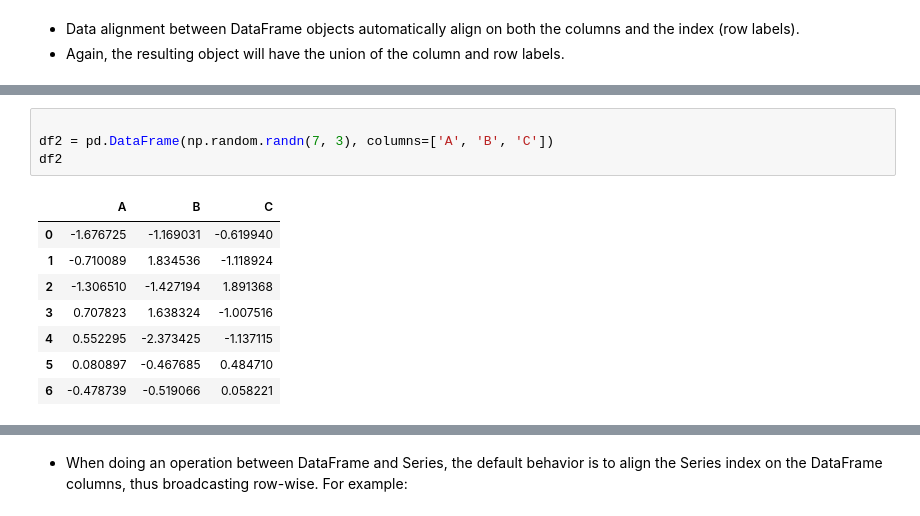
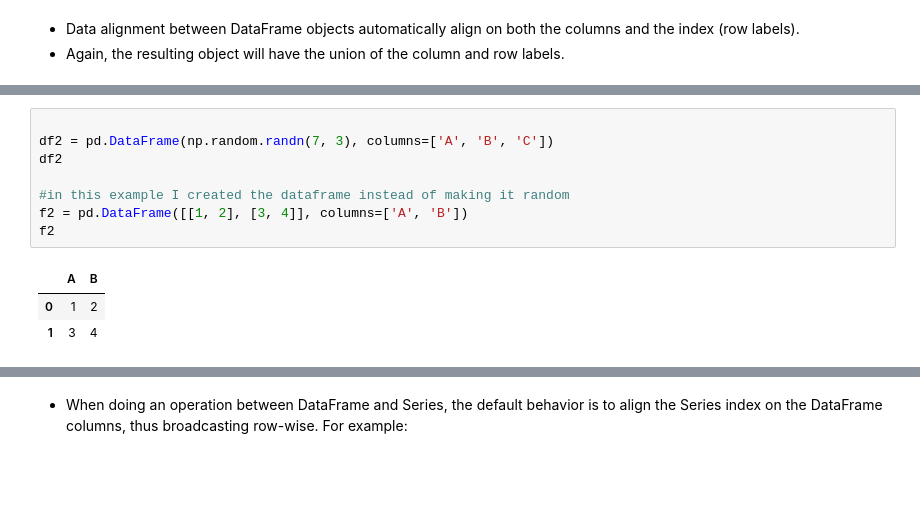
Before and after one commit to Marky115/Week1-Introduction_to_Python, a Jupyter notebook: Introduction_to_Python.ipynb, the cells around one changed output, grey strips where cells are left out. Saved outputs shown, nothing was run; the diff lists cells and outputs as text; blank space fills up the shorter version.

```diff
--- a/Introduction_to_Python.ipynb
+++ b/Introduction_to_Python.ipynb
@@ -1615,13 +1684,12 @@ df1
 # %%
 
 df2 = pd.DataFrame(np.random.randn(7, 3), columns=['A', 'B', 'C'])
 df2
+
+#in this example I created the dataframe instead of making it random
+f2 = pd.DataFrame([[1, 2], [3, 4]], columns=['A', 'B'])
+f2
 # %% [output]
-|  | A | B | C |
-| 0 | -1.676725 | -1.169031 | -0.619940 |
-| 1 | -0.710089 | 1.834536 | -1.118924 |
-| 2 | -1.306510 | -1.427194 | 1.891368 |
-| 3 | 0.707823 | 1.638324 | -1.007516 |
-| 4 | 0.552295 | -2.373425 | -1.137115 |
-| 5 | 0.080897 | -0.467685 | 0.484710 |
-| 6 | -0.478739 | -0.519066 | 0.058221 |
+|  | A | B |
+| 0 | 1 | 2 |
+| 1 | 3 | 4 |
```
Also changed, not shown: parts of 43 cells of this notebook.
